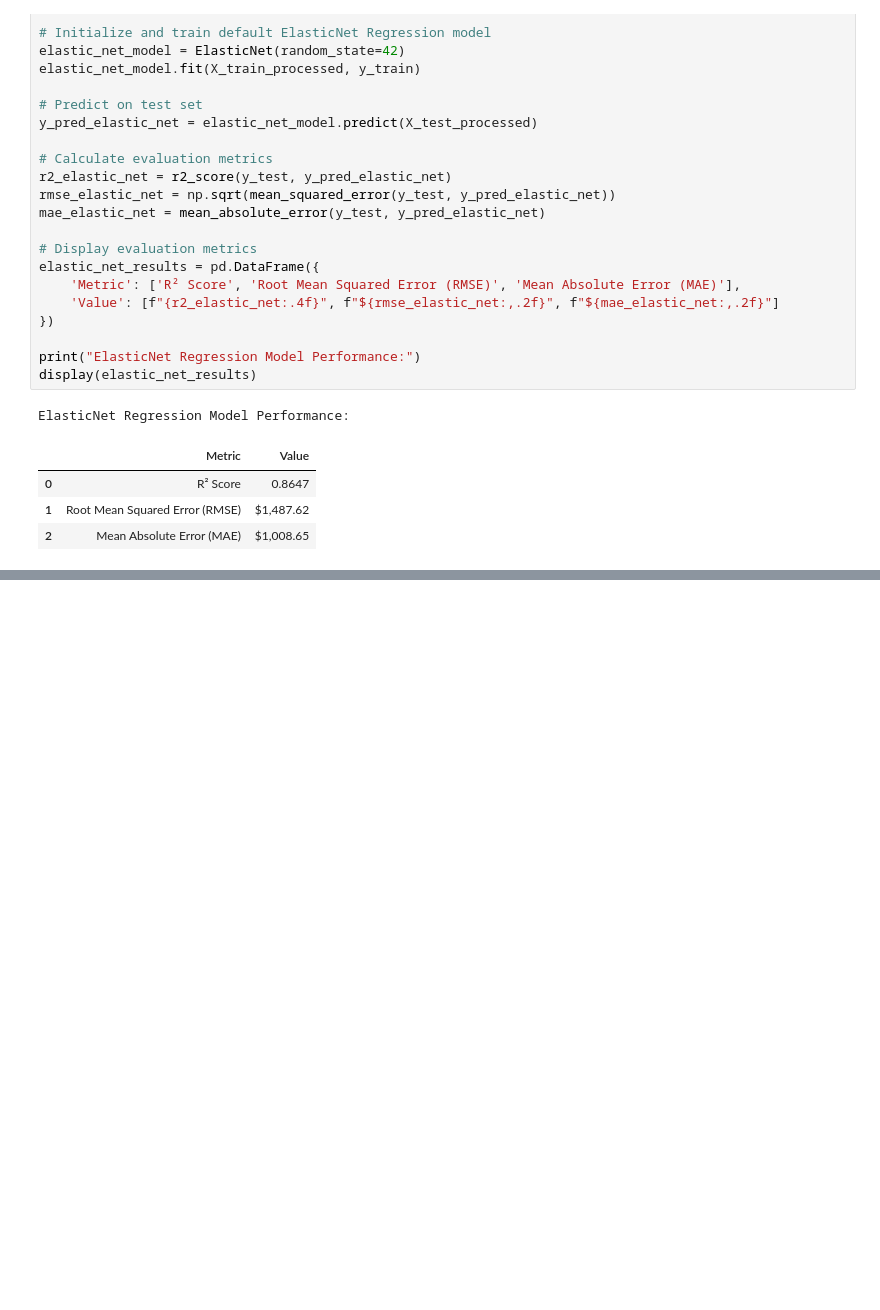
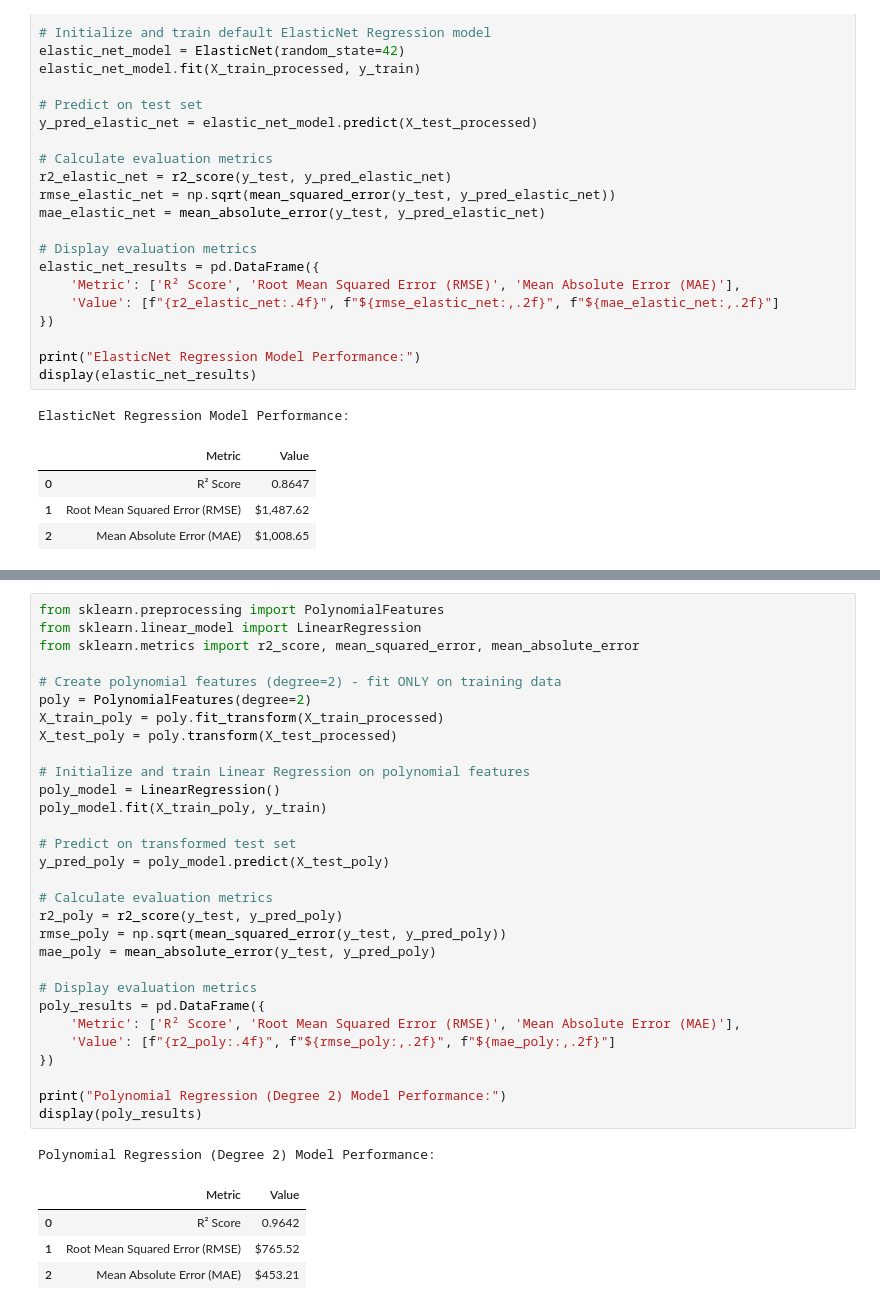
Before and after one commit to anish435/ML_capstone_project, a Jupyter notebook: notebooks/regression.ipynb, the cells around one changed output, grey strips where cells are left out. Drawn from its saved outputs; the diff is of its cells as text; blank space fills up the shorter version.

Commit message:
Regression: Implement Polynomial Regression

```diff
--- a/notebooks/regression.ipynb
+++ b/notebooks/regression.ipynb
@@ -887,0 +892,36 @@ ElasticNet Regression Model Performance:
+# %%
+from sklearn.preprocessing import PolynomialFeatures
+from sklearn.linear_model import LinearRegression
+from sklearn.metrics import r2_score, mean_squared_error, mean_absolute_error
+
+# Create polynomial features (degree=2) - fit ONLY on training data
+poly = PolynomialFeatures(degree=2)
+X_train_poly = poly.fit_transform(X_train_processed)
+X_test_poly = poly.transform(X_test_processed)
+
+# Initialize and train Linear Regression on polynomial features
+poly_model = LinearRegression()
+poly_model.fit(X_train_poly, y_train)
+
+# Predict on transformed test set
+y_pred_poly = poly_model.predict(X_test_poly)
+
+# Calculate evaluation metrics
+r2_poly = r2_score(y_test, y_pred_poly)
+rmse_poly = np.sqrt(mean_squared_error(y_test, y_pred_poly))
+mae_poly = mean_absolute_error(y_test, y_pred_poly)
+
+# Display evaluation metrics
+poly_results = pd.DataFrame({
+    'Metric': ['R² Score', 'Root Mean Squared Error (RMSE)', 'Mean Absolute Error (MAE)'],
+    'Value': [f"{r2_poly:.4f}", f"${rmse_poly:,.2f}", f"${mae_poly:,.2f}"]
+})
+
+print("Polynomial Regression (Degree 2) Model Performance:")
+display(poly_results)
+# %% [output]
+Polynomial Regression (Degree 2) Model Performance:
+|  | Metric | Value |
+| 0 | R² Score | 0.9642 |
+| 1 | Root Mean Squared Error (RMSE) | $765.52 |
+| 2 | Mean Absolute Error (MAE) | $453.21 |
```
Also changed, not shown: parts of 2 cells of this notebook, 1 other file.
